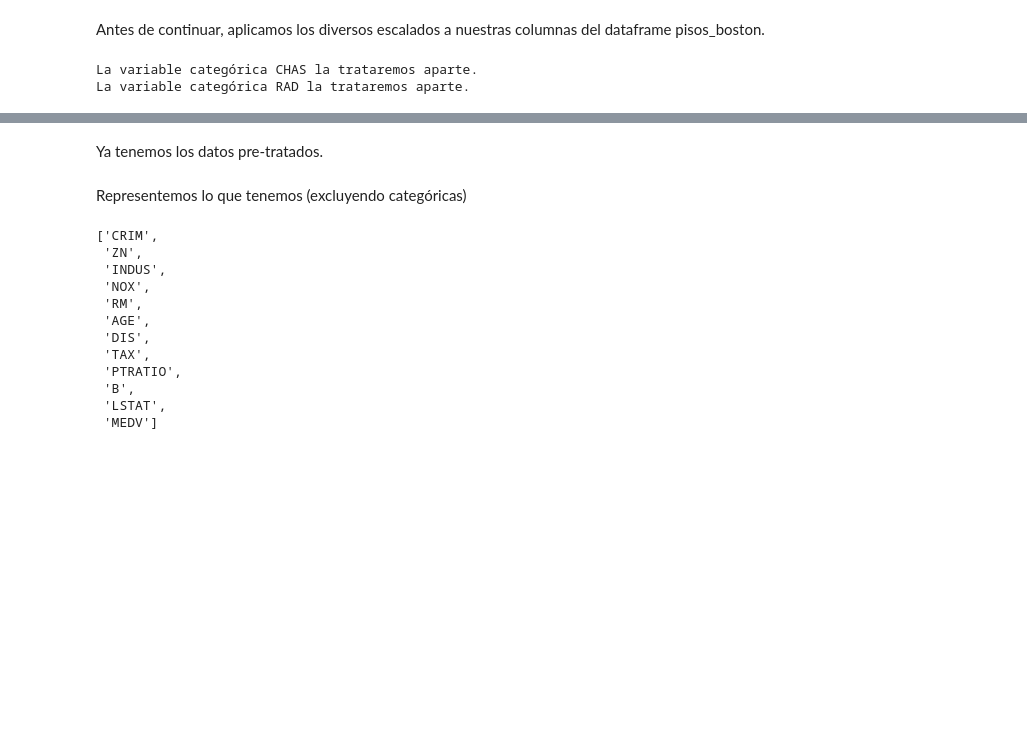
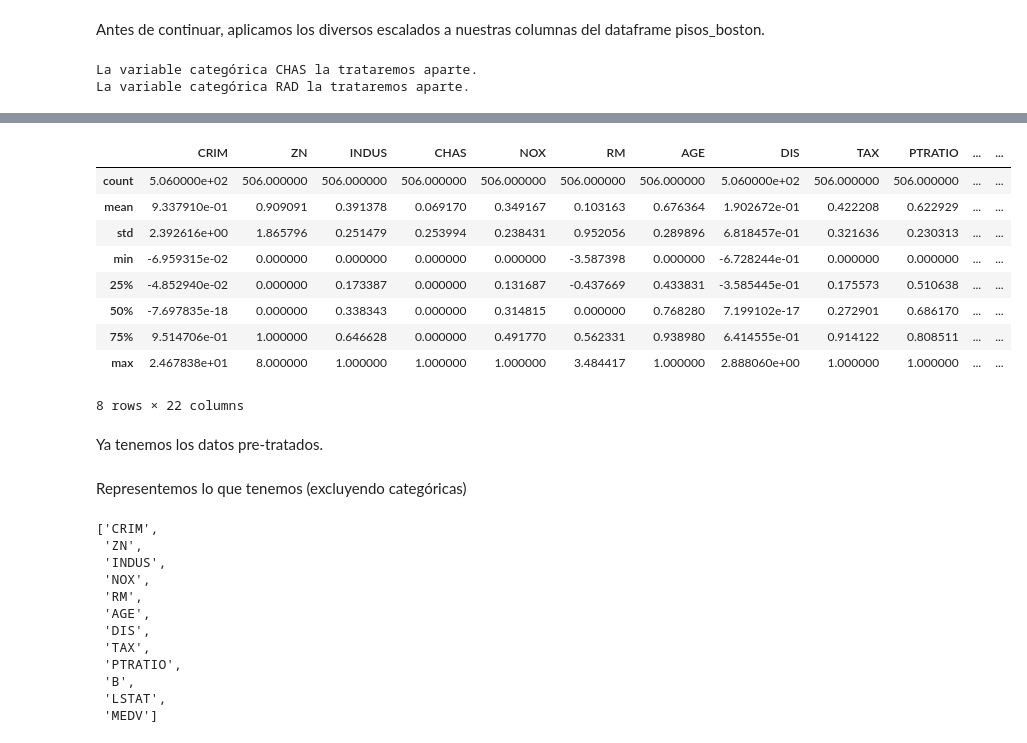
Before and after one commit to karel10/ML_regressions, a Jupyter notebook: Tarea M6 T01.ipynb, the cells around one changed output, grey strips where cells are left out. Saved outputs shown, nothing was run; the diff lists cells and outputs as text; code cells hidden in the pictures; blank space fills up the shorter version.

```diff
--- a/Tarea M6 T01.ipynb
+++ b/Tarea M6 T01.ipynb
@@ -303,0 +298,2 @@ pisos_Boston_escalado
+# %%
+RAD_encoded = RAD_encoded_df.drop(['RAD_1'], axis=1)
@@ -303,0 +316,6 @@ pisos_Boston_escalado
+# %%
+# Reset index on original DataFrame to avoid concatenation issues (if index is not default)
+#pisos_Boston_escalado.reset_index(drop=True, inplace=True)
+
+# Concatenación del DataFrame con el DataFrame del One Hot Encoding. Eliminamos también la columna "RAD" original
+pisos_Boston_escalado = pd.concat([pisos_Boston_escalado.drop(['RAD'], axis = 1), RAD_encoded], axis=1)
@@ -304,3 +338,16 @@ pisos_Boston_escalado
+# %%
+pisos_Boston_escalado.describe()
+# %% [output]
+|  | CRIM | ZN | INDUS | CHAS | NOX | RM | AGE | DIS | TAX | PTRATIO | ... | ... |
+| count | 5.060000e+02 | 506.000000 | 506.000000 | 506.000000 | 506.000000 | 506.000000 | 506.000000 | 5.060000e+02 | 506.000000 | 506.000000 | ... | ... |
+| mean | 9.337910e-01 | 0.909091 | 0.391378 | 0.069170 | 0.349167 | 0.103163 | 0.676364 | 1.902672e-01 | 0.422208 | 0.622929 | ... | ... |
+| std | 2.392616e+00 | 1.865796 | 0.251479 | 0.253994 | 0.238431 | 0.952056 | 0.289896 | 6.818457e-01 | 0.321636 | 0.230313 | ... | ... |
+| min | -6.959315e-02 | 0.000000 | 0.000000 | 0.000000 | 0.000000 | -3.587398 | 0.000000 | -6.728244e-01 | 0.000000 | 0.000000 | ... | ... |
+| 25% | -4.852940e-02 | 0.000000 | 0.173387 | 0.000000 | 0.131687 | -0.437669 | 0.433831 | -3.585445e-01 | 0.175573 | 0.510638 | ... | ... |
+| 50% | -7.697835e-18 | 0.000000 | 0.338343 | 0.000000 | 0.314815 | 0.000000 | 0.768280 | 7.199102e-17 | 0.272901 | 0.686170 | ... | ... |
+| 75% | 9.514706e-01 | 1.000000 | 0.646628 | 0.000000 | 0.491770 | 0.562331 | 0.938980 | 6.414555e-01 | 0.914122 | 0.808511 | ... | ... |
+| max | 2.467838e+01 | 8.000000 | 1.000000 | 1.000000 | 1.000000 | 3.484417 | 1.000000 | 2.888060e+00 | 1.000000 | 1.000000 | ... | ... |
+8 rows × 22 columns
 # %% [markdown]
 Ya tenemos los datos pre-tratados.
 # %% [markdown]
```
Also changed, not shown: parts of 42 cells of this notebook.
